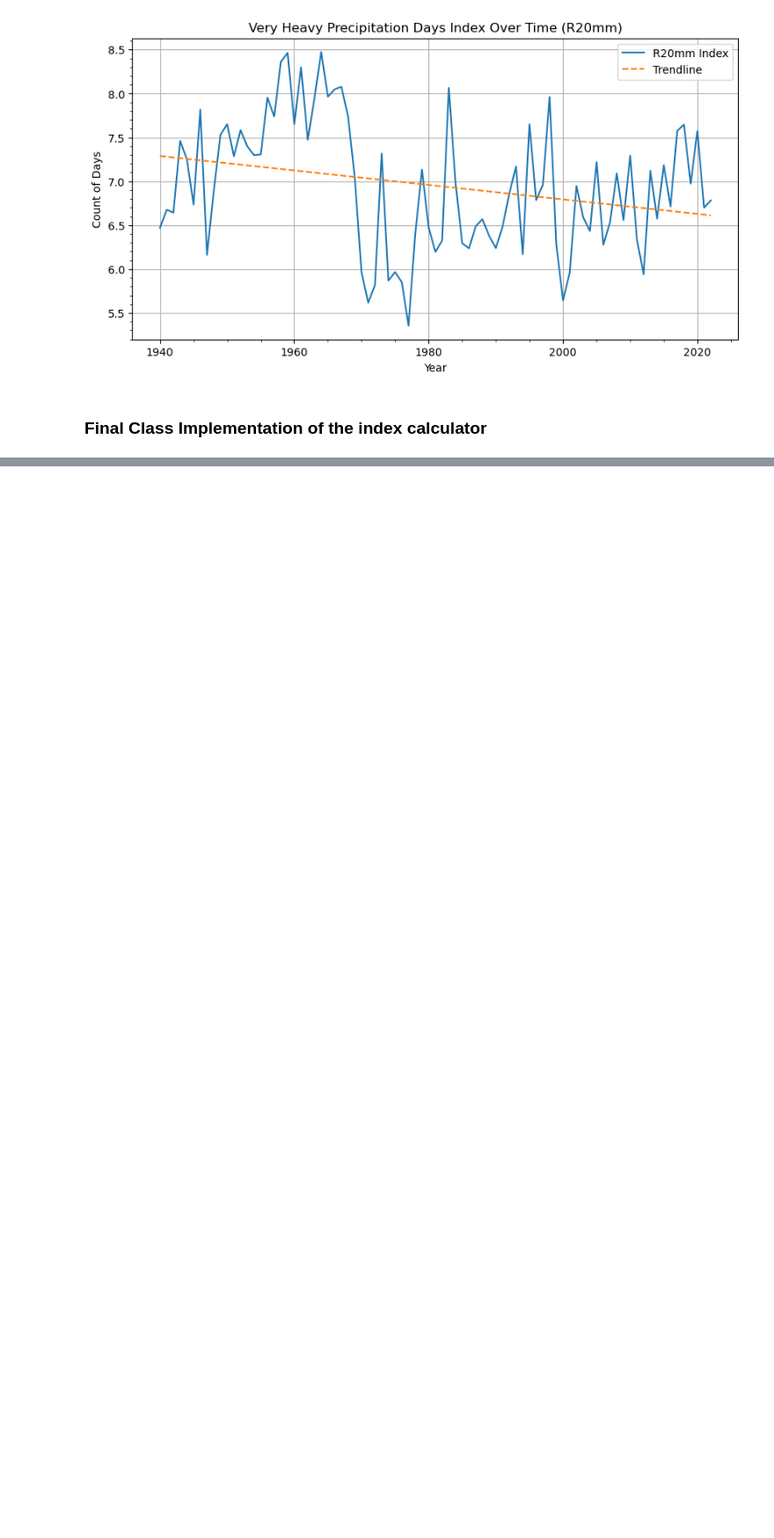
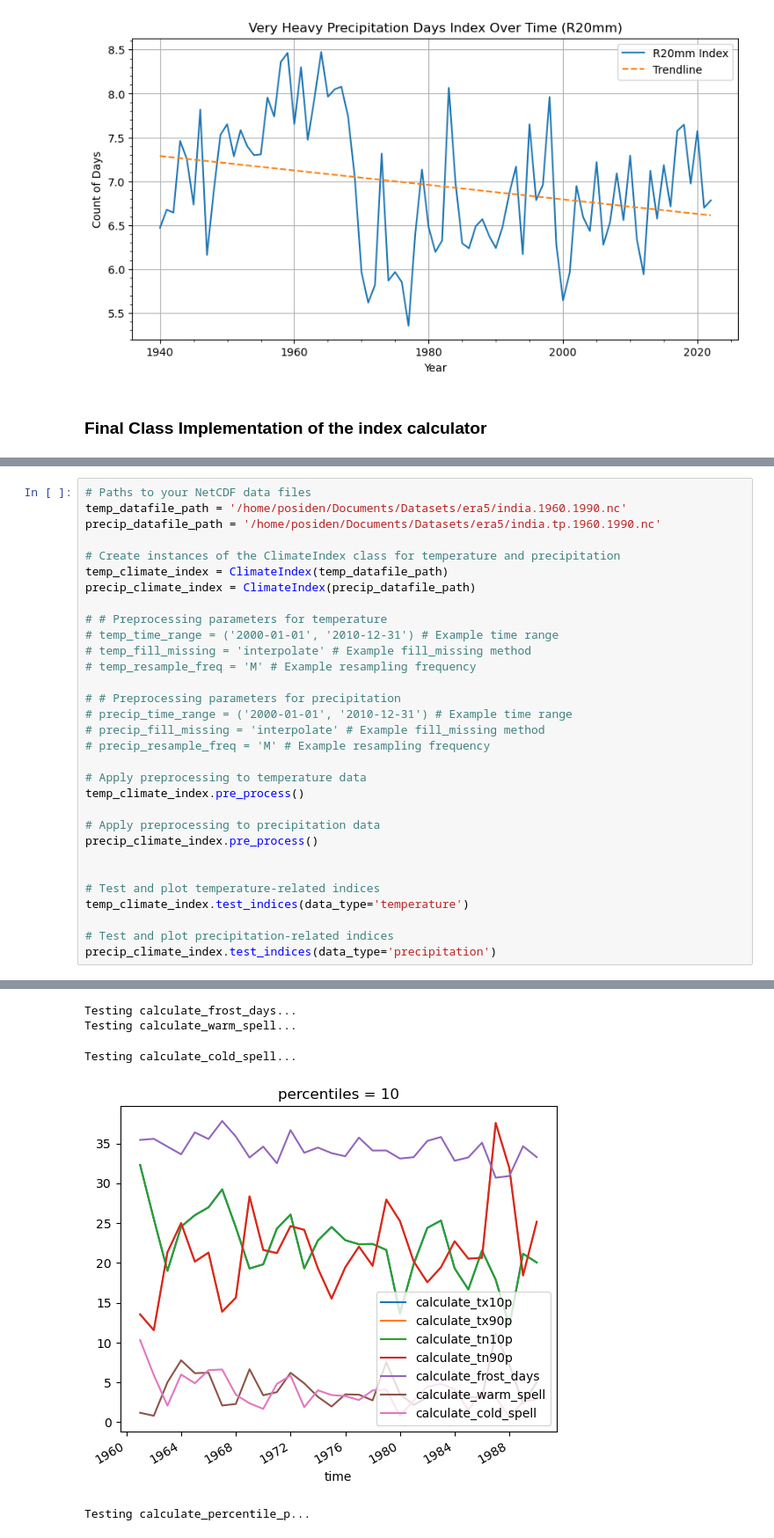
Before and after one commit to shiv3679/climate-indices, a Jupyter notebook: xclim/pre_data.ipynb, the cells around one changed output, grey strips where cells are left out. Shown at 88% size. Cells and saved outputs as stored; diff of their text form; blank space fills up the shorter version.

```diff
--- a/xclim/pre_data.ipynb
+++ b/xclim/pre_data.ipynb
@@ -880,0 +1138,32 @@ plot_tx10p(tx10p_index, "tx10p test")
+# %%
+# Paths to your NetCDF data files
+temp_datafile_path = '/home/posiden/Documents/Datasets/era5/india.1960.1990.nc'
+precip_datafile_path = '/home/posiden/Documents/Datasets/era5/india.tp.1960.1990.nc'
+
+# Create instances of the ClimateIndex class for temperature and precipitation
+temp_climate_index = ClimateIndex(temp_datafile_path)
+precip_climate_index = ClimateIndex(precip_datafile_path)
+
+# # Preprocessing parameters for temperature
+# temp_time_range = ('2000-01-01', '2010-12-31') # Example time range
+# temp_fill_missing = 'interpolate' # Example fill_missing method
+# temp_resample_freq = 'M' # Example resampling frequency
+
+# # Preprocessing parameters for precipitation
+# precip_time_range = ('2000-01-01', '2010-12-31') # Example time range
+# precip_fill_missing = 'interpolate' # Example fill_missing method
+# precip_resample_freq = 'M' # Example resampling frequency
+
+# Apply preprocessing to temperature data
+temp_climate_index.pre_process()
+
+# Apply preprocessing to precipitation data
+precip_climate_index.pre_process()
+
+
+# Test and plot temperature-related indices
+temp_climate_index.test_indices(data_type='temperature')
+
+# Test and plot precipitation-related indices
+precip_climate_index.test_indices(data_type='precipitation')
+# %% [output]
@@ -880,0 +1180,5 @@ plot_tx10p(tx10p_index, "tx10p test")
+Testing calculate_frost_days...
+Testing calculate_warm_spell...
+Testing calculate_cold_spell...
+[figure, added]
+Testing calculate_percentile_p...
```
Also changed, not shown: parts of 3 cells of this notebook.
